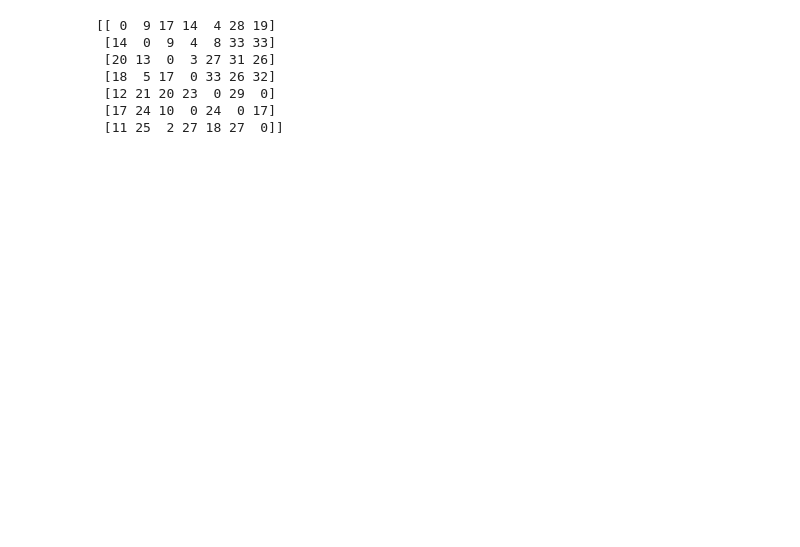
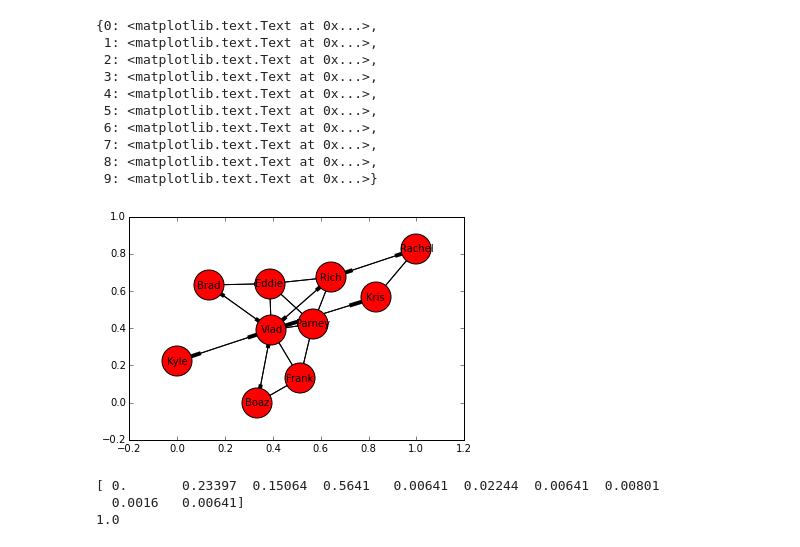
Before and after one commit to btothez/ipython-notebooks, a Jupyter notebook: EarlyBird Network Dynamics.ipynb, the cells around one changed output. Saved outputs shown, nothing was run; the diff lists cells and outputs as text; code cells hidden in the pictures; blank space fills up the shorter version.

```diff
--- a/EarlyBird Network Dynamics.ipynb
+++ b/EarlyBird Network Dynamics.ipynb
@@ -1,11 +35,39 @@
+# %%
+%matplotlib inline
+import networkx as nx
+import numpy.linalg
+import matplotlib.pyplot as plt
+
+G=nx.DiGraph()
+edgelist = []
+
+node_names = {0:'Parney', 1:'Eddie', 2:'Rich', 3:'Vlad', 4:'Boaz', 5:'Frank', 6:'Kyle', 7:'Brad', 8:'Rachel', 9:'Kris'}
+
+for i in range(len(chats)):
+    for j in range(len(chats)):
+        if chats[i][j] > 10 or chats[j][i] > 10:
+            G.add_edge(i, j, weight=3)
+            edgelist.append((i, j))
+
+pos=nx.spring_layout(G) # positions for all nodes
+
+#node sizes
+nx.draw_networkx_nodes(G, pos, nodelist=range(10), node_size=900)
+nx.draw_networkx_edges(G, pos, edgelist=edgelist, width=1)
+nx.draw_networkx_labels(G, pos, font_size=10, labels=node_names)
+# %% [output]
+{0: <matplotlib.text.Text at 0x...>,
+ 1: <matplotlib.text.Text at 0x...>,
+ 2: <matplotlib.text.Text at 0x...>,
+ 3: <matplotlib.text.Text at 0x...>,
+ 4: <matplotlib.text.Text at 0x...>,
+ 5: <matplotlib.text.Text at 0x...>,
+ 6: <matplotlib.text.Text at 0x...>,
+ 7: <matplotlib.text.Text at 0x...>,
+ 8: <matplotlib.text.Text at 0x...>,
+ 9: <matplotlib.text.Text at 0x...>}
+[figure, added]
 # %%
-%matplotlib inline
-import numpy as np
-from sklearn.preprocessing import normalize
-from scipy.cluster.hierarchy import dendrogram, linkage
-from matplotlib import pyplot as plt
-np.set_printoptions(precision=5, suppress=True)  # suppress scientific float notation
-names = np.array(['Boaz', 'Parnell', 'Eddie', 'Rich', 'Vlad', 'Brad', 'Kris'])
 def normalize(mat):
     new_mat = []
     for row in mat:
@@ -19,16 +81,17 @@ def set_zero_diag(mat):
             if j == i:
                 mat[i][j] = 0
     return mat
+
+
+#normalize rows, then transpose
+chats = normalize(chats)
+chats = chats.transpose()
+
+
+# Do columns sum to 1?
+print chats.transpose()[0]
+print chats.transpose()[0].sum()
+# %% [output]
+[ 0.       0.23397  0.15064  0.5641   0.00641  0.02244  0.00641  0.00801
+  0.0016   0.00641]
+1.0
-# %%
-#a = np.array([[1,2], [3,4]], float)
-chats = np.random.randint(35, size=(7,7))
-chats = set_zero_diag(chats)
-print (chats)
-# %% [output]
-[[ 0  9 17 14  4 28 19]
- [14  0  9  4  8 33 33]
- [20 13  0  3 27 31 26]
- [18  5 17  0 33 26 32]
- [12 21 20 23  0 29  0]
- [17 24 10  0 24  0 17]
- [11 25  2 27 18 27  0]]
```
Also changed, not shown: parts of 10 cells of this notebook, 6 other files.
